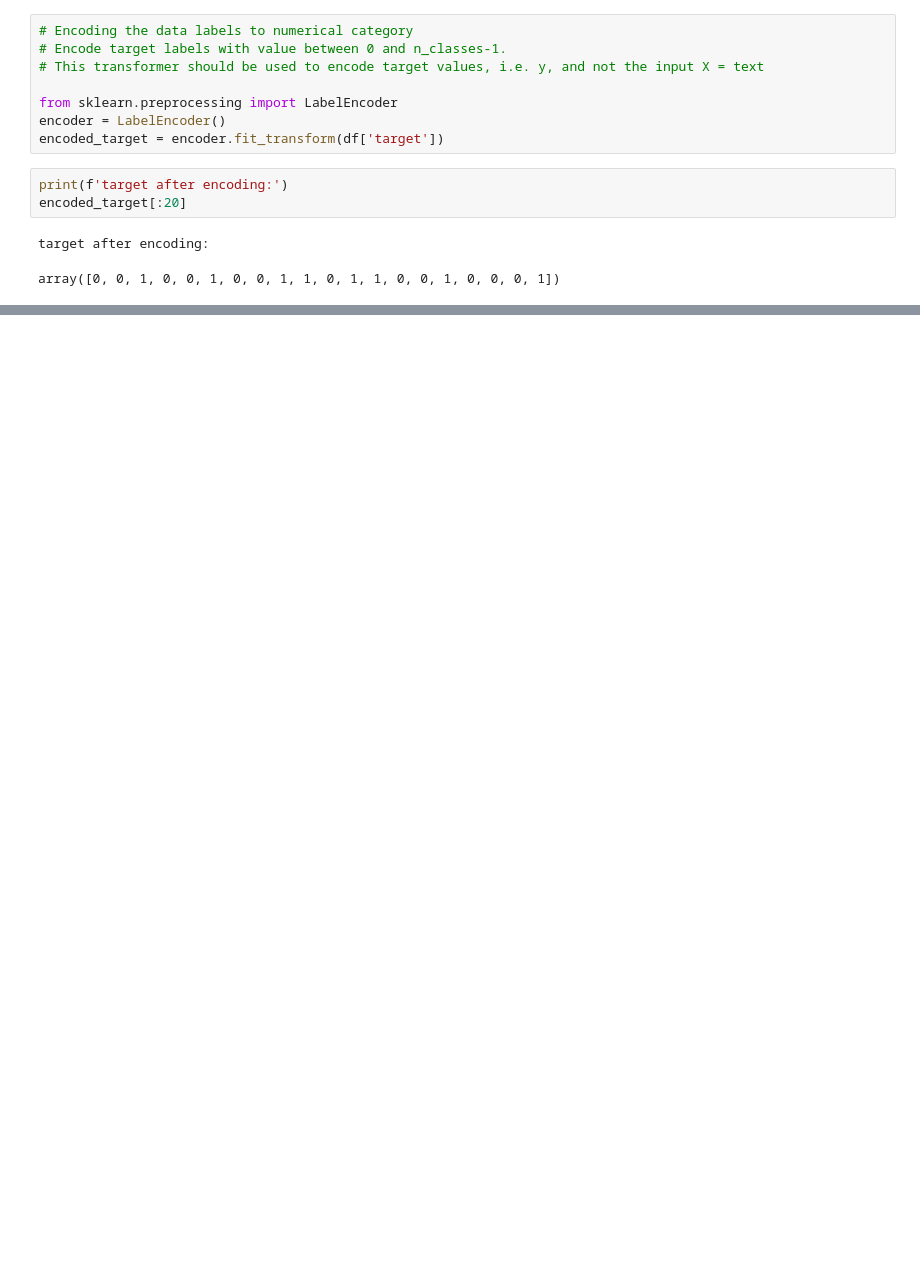
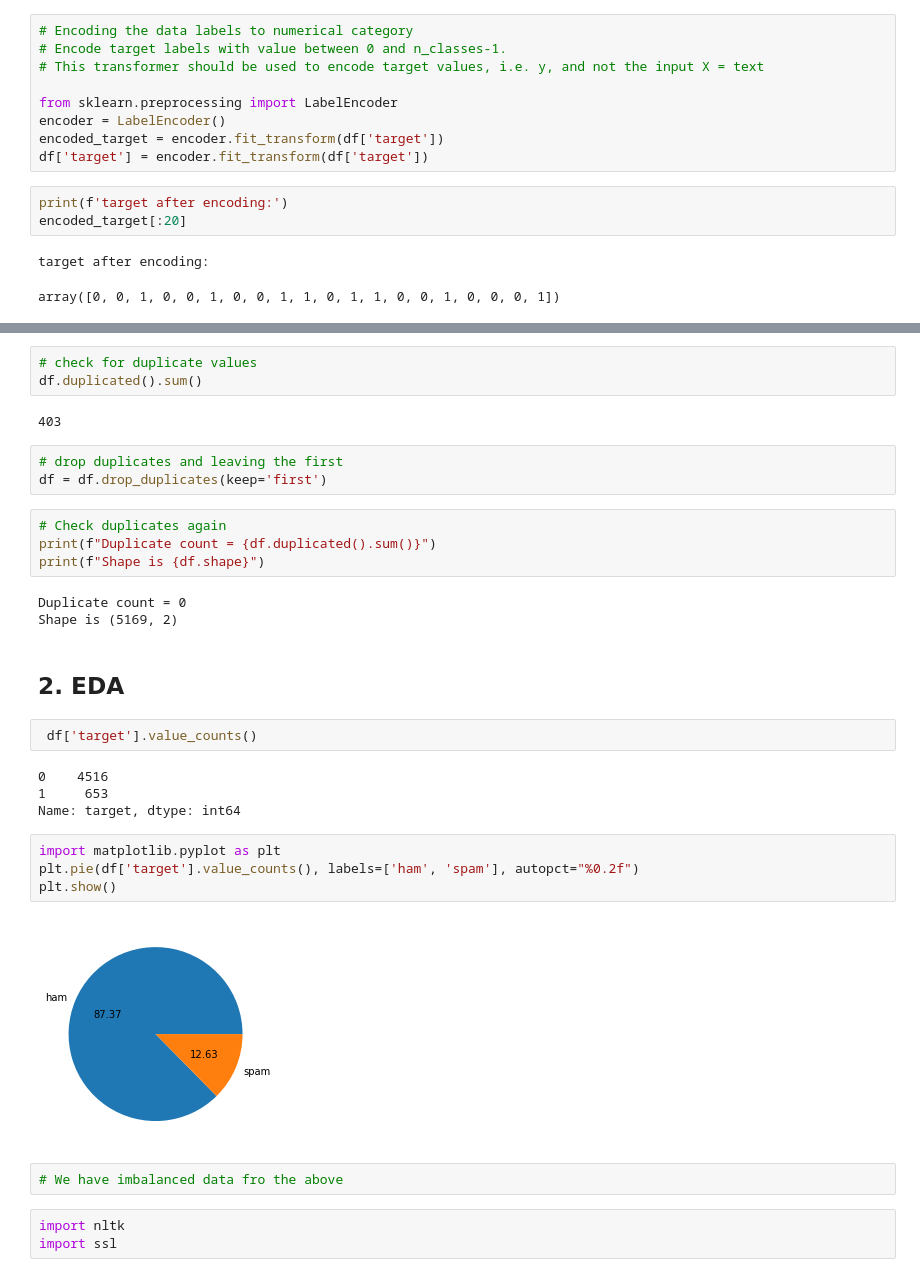
Before and after one commit to Abbracx/Data-Science, a Jupyter notebook: spam-classifier/Email_Spam_SMS_Classification.ipynb, the cells around one changed output, grey strips where cells are left out. Drawn from its saved outputs; the diff is of its cells as text; blank space fills up the shorter version.

```diff
--- a/spam-classifier/Email_Spam_SMS_Classification.ipynb
+++ b/spam-classifier/Email_Spam_SMS_Classification.ipynb
@@ -122,6 +131,7 @@ Name: target, dtype: object
 from sklearn.preprocessing import LabelEncoder
 encoder = LabelEncoder()
 encoded_target = encoder.fit_transform(df['target'])
+df['target'] = encoder.fit_transform(df['target'])
 # %%
 print(f'target after encoding:')
 encoded_target[:20]
@@ -130,0 +162,34 @@ array([0, 0, 1, 0, 0, 1, 0, 0, 1, 1, 0, 1, 1, 0, 0, 1, 0, 0, 0, 1])
+# %%
+# check for duplicate values
+df.duplicated().sum()
+# %% [output]
+403
+# %%
+# drop duplicates and leaving the first
+df = df.drop_duplicates(keep='first')
+# %%
+# Check duplicates again
+print(f"Duplicate count = {df.duplicated().sum()}")
+print(f"Shape is {df.shape}")
+# %% [output]
+Duplicate count = 0
+Shape is (5169, 2)
+# %% [markdown]
+## 2. EDA
+# %%
+ df['target'].value_counts()
+# %% [output]
+0    4516
+1     653
+Name: target, dtype: int64
+# %%
+import matplotlib.pyplot as plt
+plt.pie(df['target'].value_counts(), labels=['ham', 'spam'], autopct="%0.2f")
+plt.show()
+# %% [output]
+[figure, added]
+# %%
+# We have imbalanced data fro the above
+# %%
+import nltk
+import ssl
```
Also changed, not shown: parts of 29 cells of this notebook, 8 other files.
